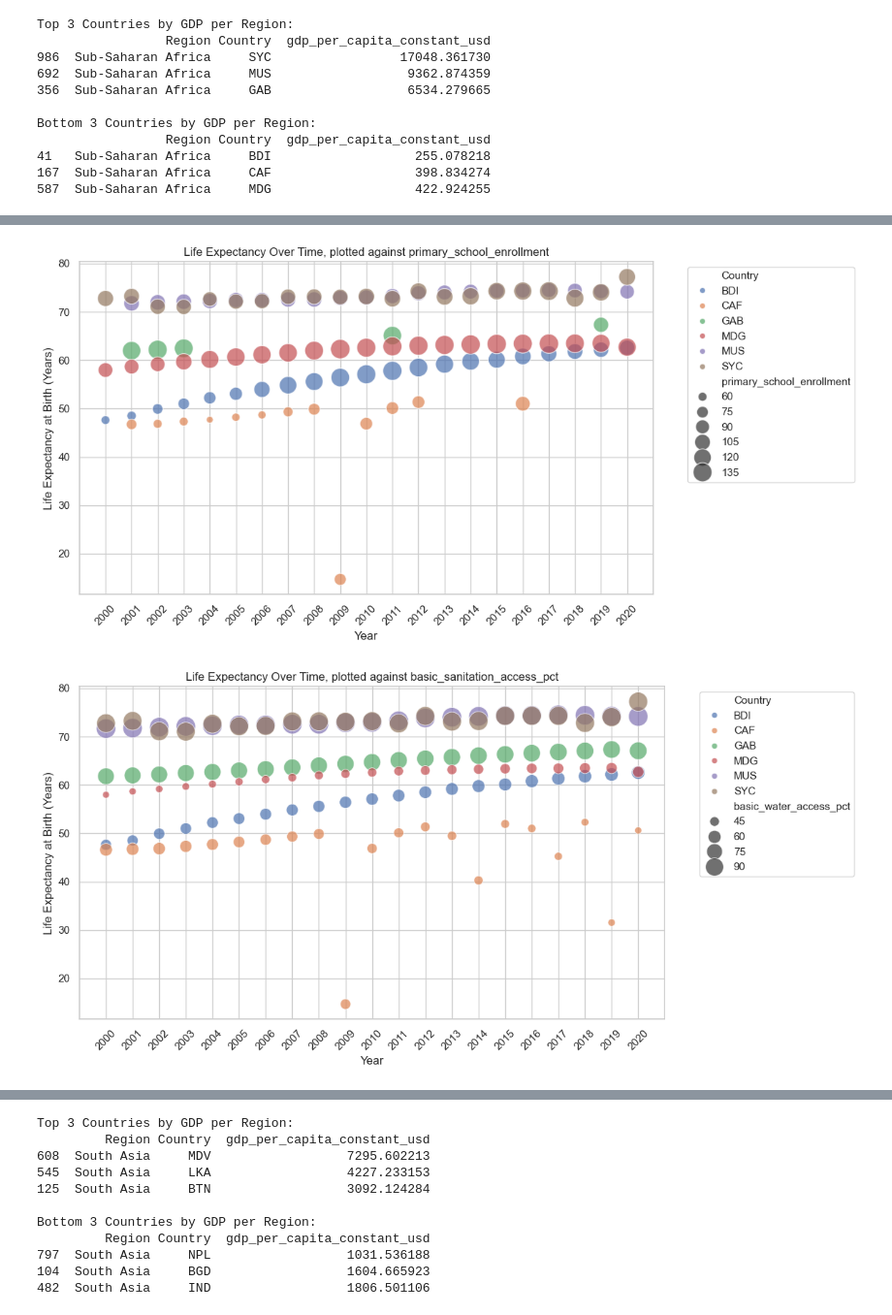
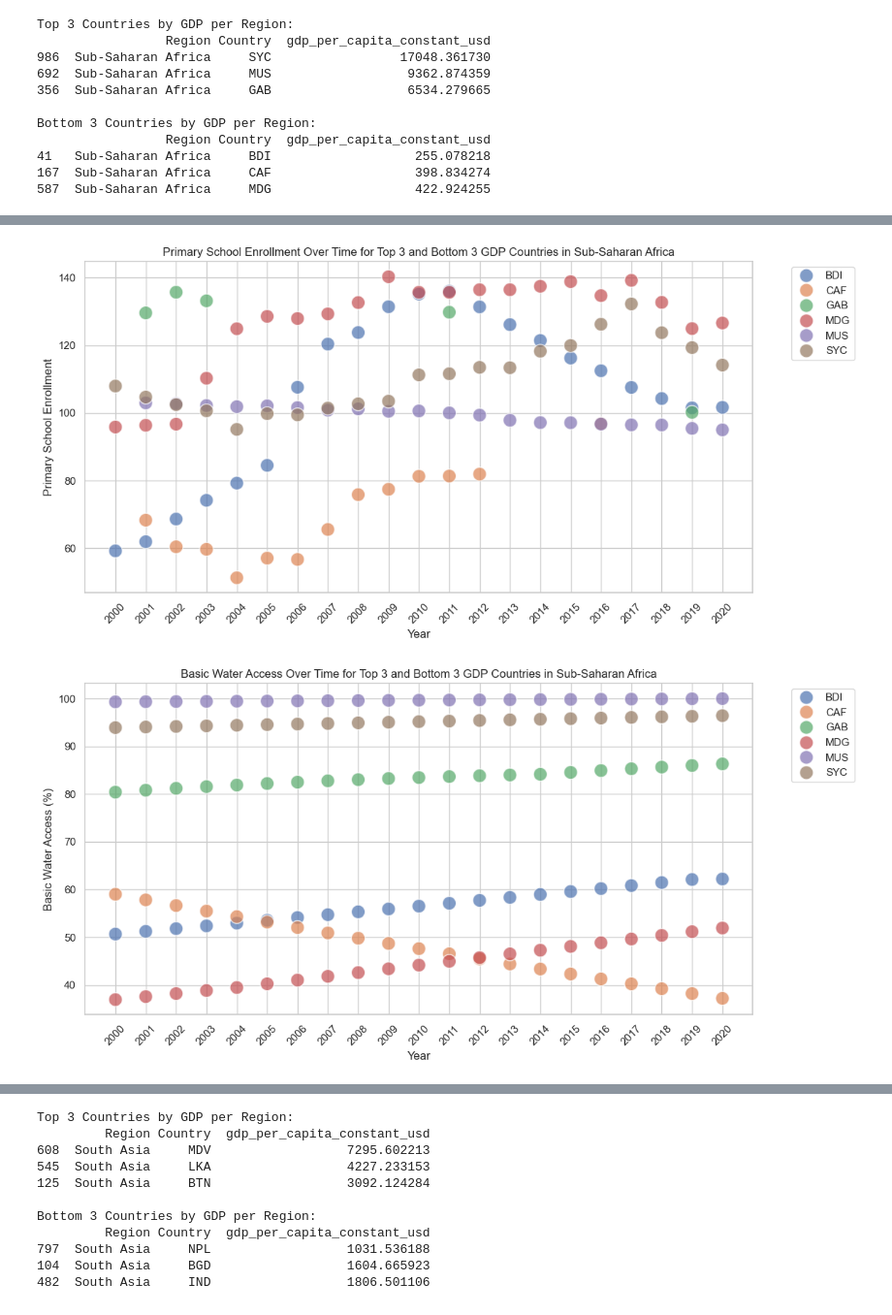
Before and after one commit to Lauraleyao/DATASCI350-group3, a Jupyter notebook: scatterplots.ipynb, the cells around one changed output, grey strips where cells are left out. Shown at 97% size. Saved outputs shown, nothing was run; the diff lists cells and outputs as text; code cells hidden in the pictures.

Commit message:
Updated scatterplots to reflect selected variables over time

```diff
--- a/scatterplots.ipynb
+++ b/scatterplots.ipynb
@@ -228,8 +293,9 @@ Bottom 3 Countries by GDP per Region:
 167  Sub-Saharan Africa     CAF                   398.834274
 587  Sub-Saharan Africa     MDG                   422.924255
 # %%
-#top3 and bottom3 GDP against LE
+#Top 3 and Bottom 3 Countries
 
+#Life Expectancy
 sns.set(style="whitegrid")
 plt.figure(figsize=(12, 6))
 
@@ -238,8 +304,7 @@ sns.scatterplot(
     x='Year',
     y='life_expectancy_birth',
     hue='Country',
-    size='gdp_per_capita_constant_usd',
-    sizes=(50, 400),
+    s = 200,
     alpha=0.7,
 )
 
@@ -249,7 +314,7 @@ plt.xticks(
     rotation=45
 )
 
-plt.title("Life Expectancy Over Time, plotted against GDP per Capita")
+plt.title("Life Expectancy Over Time for Top 3 and Bottom 3 GDP Countries in Sub-Saharan Africa")
 plt.xlabel("Year")
 plt.ylabel("Life Expectancy at Birth (Years)")
 plt.legend(bbox_to_anchor=(1.05, 1), loc='upper left')
@@ -257,18 +322,16 @@ plt.tight_layout()
 plt.show()
 
 
-#top3 and bottom3 primary school enrollment against LE
-
+#Primary school enrollment
 sns.set(style="whitegrid")
 plt.figure(figsize=(12, 6))
 
 sns.scatterplot(
     data=data[data['Country'].isin(['SYC', 'MUS', 'GAB', 'BDI', 'CAF', 'MDG'])],
     x='Year',
-    y='life_expectancy_birth',
+    y='primary_school_enrollment',
     hue='Country',
-    size='primary_school_enrollment',
-    sizes=(50, 400),
+    s = 200,
     alpha=0.7,
 )
 
@@ -278,14 +341,14 @@ plt.xticks(
     rotation=45
 )
 
-plt.title("Life Expectancy Over Time, plotted against primary_school_enrollment")
+plt.title("Primary School Enrollment Over Time for Top 3 and Bottom 3 GDP Countries in Sub-Saharan Africa")
 plt.xlabel("Year")
-plt.ylabel("Life Expectancy at Birth (Years)")
+plt.ylabel("Primary School Enrollment")
 plt.legend(bbox_to_anchor=(1.05, 1), loc='upper left')
 plt.tight_layout()
 plt.show()
 
-#top3 and bottom3 basic_water_access_pct against LE
+#Basic Water Access
 
 sns.set(style="whitegrid")
 plt.figure(figsize=(12, 6))
@@ -293,10 +356,9 @@ plt.figure(figsize=(12, 6))
 sns.scatterplot(
     data=data[data['Country'].isin(['SYC', 'MUS', 'GAB', 'BDI', 'CAF', 'MDG'])],
     x='Year',
-    y='life_expectancy_birth',
+    y='basic_water_access_pct',
     hue='Country',
-    size='basic_water_access_pct',
-    sizes=(50, 400),
+    s = 200,
     alpha=0.7,
 )
 
@@ -307,14 +369,14 @@ plt.xticks(
 )
 
 #sanitation access against LE
-plt.title("Life Expectancy Over Time, plotted against basic_sanitation_access_pct")
+plt.title("Basic Water Access Over Time for Top 3 and Bottom 3 GDP Countries in Sub-Saharan Africa")
 plt.xlabel("Year")
-plt.ylabel("Life Expectancy at Birth (Years)")
+plt.ylabel("Basic Water Access (%)")
 plt.legend(bbox_to_anchor=(1.05, 1), loc='upper left')
 plt.tight_layout()
 plt.show()
 
-#top3 and bottom3 basic_water_access_pct against LE
+#Basic Sanitation Access
 
 sns.set(style="whitegrid")
 plt.figure(figsize=(12, 6))
@@ -322,10 +384,9 @@ plt.figure(figsize=(12, 6))
 sns.scatterplot(
     data=data[data['Country'].isin(['SYC', 'MUS', 'GAB', 'BDI', 'CAF', 'MDG'])],
     x='Year',
-    y='life_expectancy_birth',
+    y='basic_sanitation_access_pct',
     hue='Country',
-    size='basic_sanitation_access_pct',
-    sizes=(50, 400),
+    s = 200,
     alpha=0.7,
 )
 
@@ -335,9 +396,9 @@ plt.xticks(
     rotation=45
 )
 
-plt.title("Life Expectancy Over Time, plotted against basic_sanitation_access_pct")
+plt.title("Basic Sanitation Access Over Time for Top 3 and Bottom 3 GDP Countries in Sub-Saharan Africa")
 plt.xlabel("Year")
-plt.ylabel("Life Expectancy at Birth (Years)")
+plt.ylabel("Basic Sanitation Access (%)")
 plt.legend(bbox_to_anchor=(1.05, 1), loc='upper left')
 plt.tight_layout()
 plt.show()
@@ -346,2 +407,2 @@ plt.show()
-[figure, old version]
+[figure, new version]
-[figure, old version]
+[figure, new version]
```
Also changed, not shown: parts of 6 cells of this notebook.
